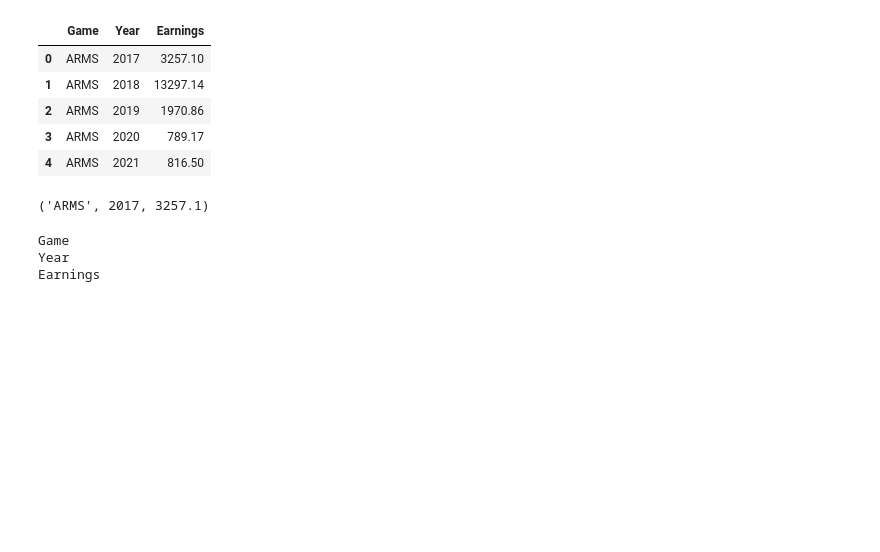
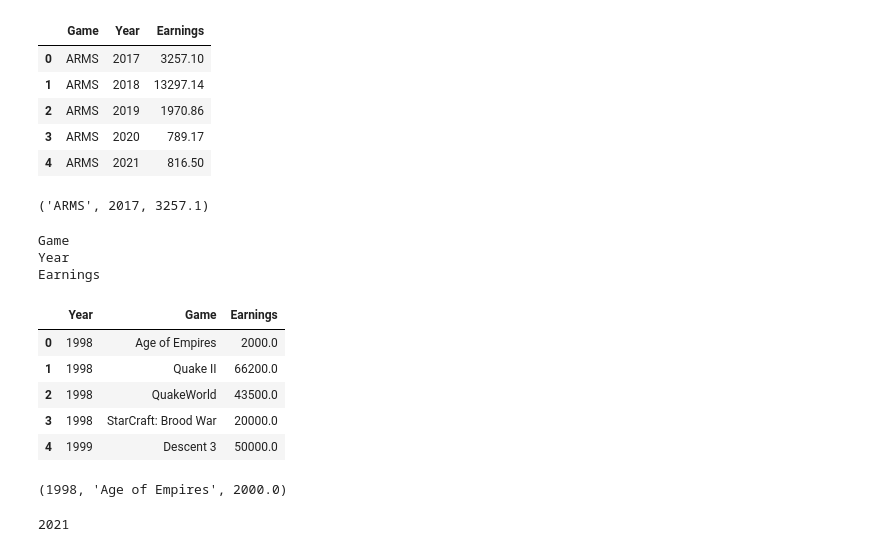
Before and after one commit to DuncanMPlate/esports_visualizations, a Jupyter notebook: init_database.ipynb, the cells around one changed output. Drawn from its saved outputs; the diff is of its cells as text; code cells hidden in the pictures; blank space fills up the shorter version.

```diff
--- a/init_database.ipynb
+++ b/init_database.ipynb
@@ -257,3 +257,23 @@ for col in grouped.columns:
 Game
 Year
 Earnings
+# %%
+newdf = historical_data_df.groupby(["year", "Game"]).agg({'Earnings' : ['sum']}).reset_index().set_axis(['Year', 'Game', 'Earnings'], axis=1, inplace=False)
+# %%
+newdf.head()
+# %% [output]
+|  | Year | Game | Earnings |
+| 0 | 1998 | Age of Empires | 2000.0 |
+| 1 | 1998 | Quake II | 66200.0 |
+| 2 | 1998 | QuakeWorld | 43500.0 |
+| 3 | 1998 | StarCraft: Brood War | 20000.0 |
+| 4 | 1999 | Descent 3 | 50000.0 |
+# %%
+newdf.to_sql(name='grouped_bar_race_data', con=engine, if_exists='replace', index=False)
+engine.execute('select * from grouped_bar_race_data').first()
+# %% [output]
+(1998, 'Age of Empires', 2000.0)
+# %%
+newdf["Year"].max()
+# %% [output]
+2021
```
Also changed, not shown: 6 other files.
